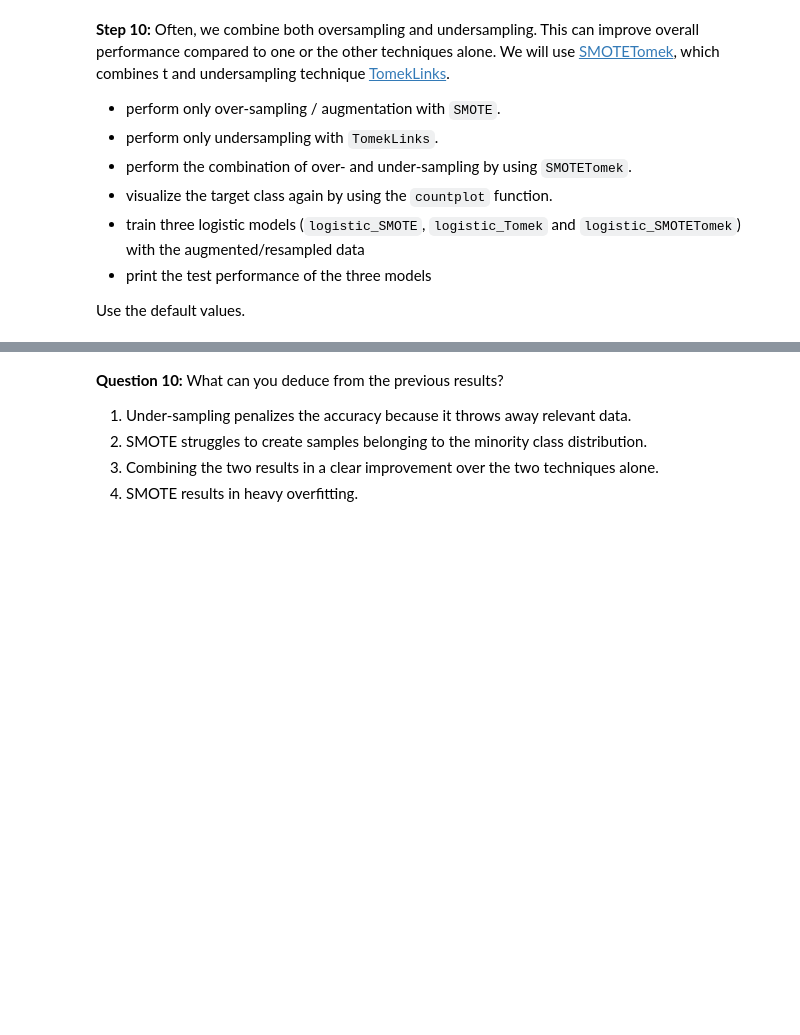
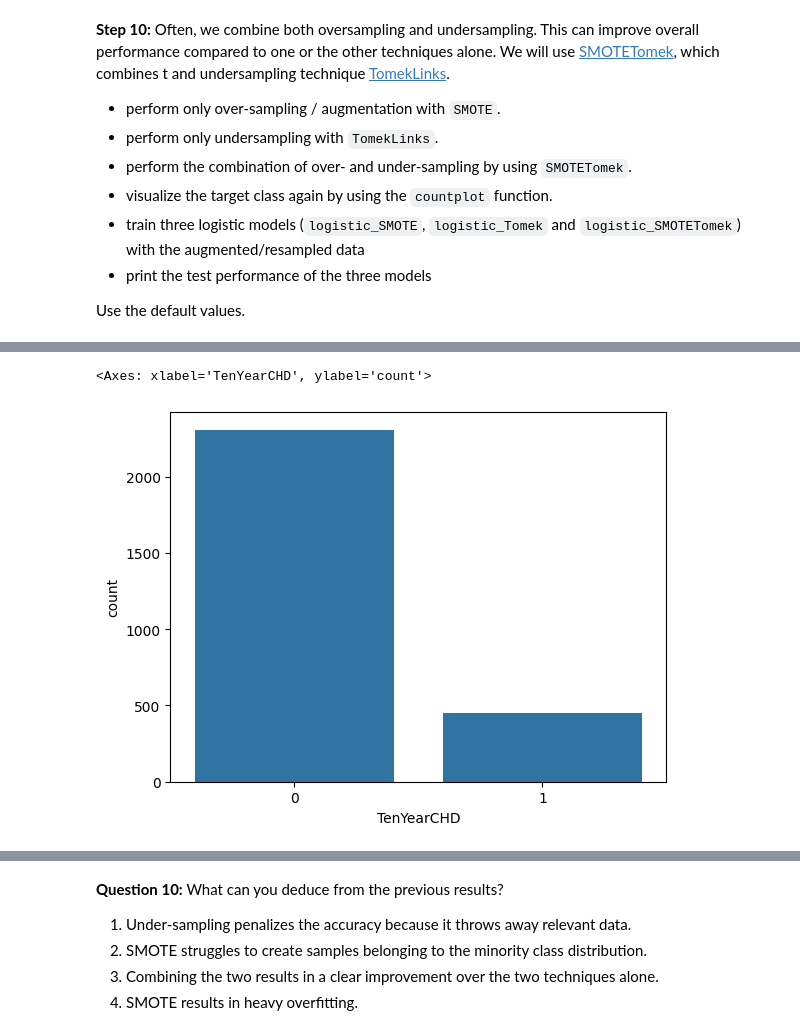
Before and after one commit to juulCoding04/AI_assignment, a Jupyter notebook: Assignment - Imbalanced Data/notebooks/1- Imbalanced_Data.ipynb, the cells around one changed output, grey strips where cells are left out. Saved outputs shown, nothing was run; the diff lists cells and outputs as text; code cells hidden in the pictures; blank space fills up the shorter version.

```diff
--- a/Assignment - Imbalanced Data/notebooks/1- Imbalanced_Data.ipynb
+++ b/Assignment - Imbalanced Data/notebooks/1- Imbalanced_Data.ipynb
@@ -365,0 +392,5 @@ from imblearn.combine import SMOTETomek
+# %%
+tomek = TomekLinks()
+X_train_tomek, y_train_tomek = tomek.fit_resample(X_train, y_train)
+training_data_tomek = pd.DataFrame(X_train_tomek, columns=selected_features)
+training_data_tomek['TenYearCHD'] = y_train_tomek
@@ -365,0 +407,5 @@ from imblearn.combine import SMOTETomek
+# %%
+sns.countplot(x='TenYearCHD', data=training_data_tomek)
+# %% [output]
+<Axes: xlabel='TenYearCHD', ylabel='count'>
+[figure, added]
```
Also changed, not shown: parts of 12 cells of this notebook.
